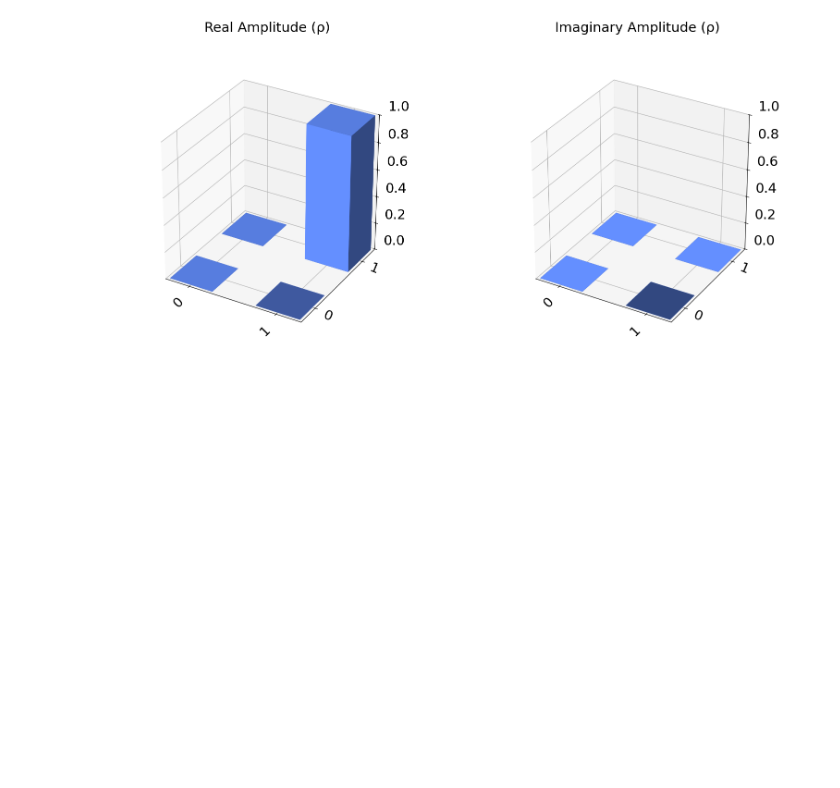
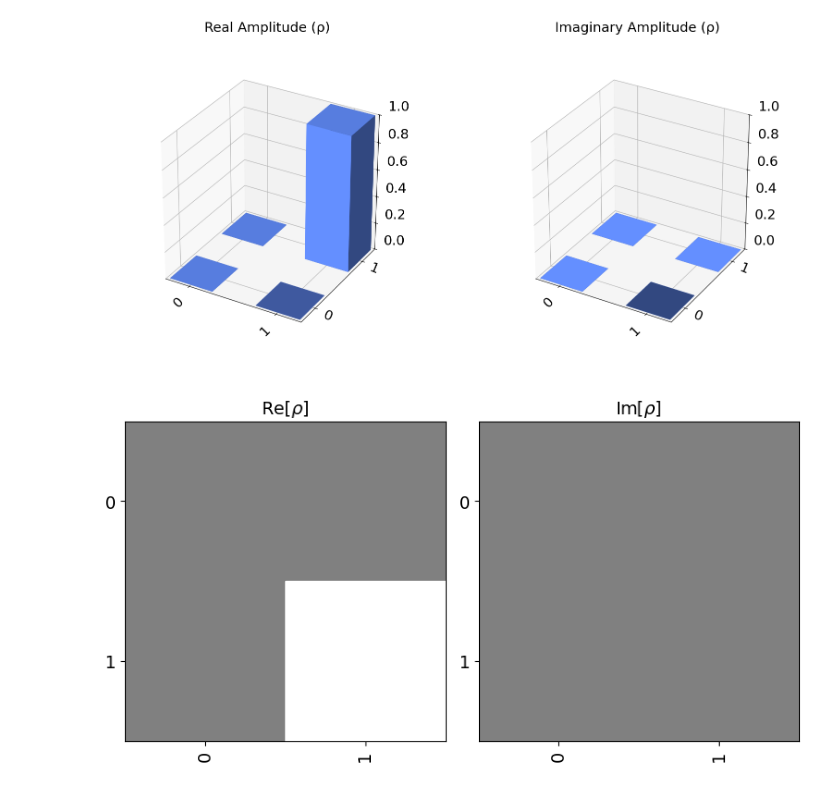
Before and after one commit to A-Hashemiann/Quantum_Information_Computation, a Jupyter notebook: Quantum_Computing/Pauli_Y.ipynb, the cells around one changed output. Drawn from its saved outputs; the diff is of its cells as text; code cells hidden in the pictures; blank space fills up the shorter version.

```diff
--- a/Quantum_Computing/Pauli_Y.ipynb
+++ b/Quantum_Computing/Pauli_Y.ipynb
@@ -89,3 +89,7 @@ $$
 plot_state_city(qc)
 # %% [output]
 [figure]
+# %%
+plot_state_hinton(qc)
+# %% [output]
+[figure, added]
```
Also changed, not shown: parts of 1 cell of this notebook.
